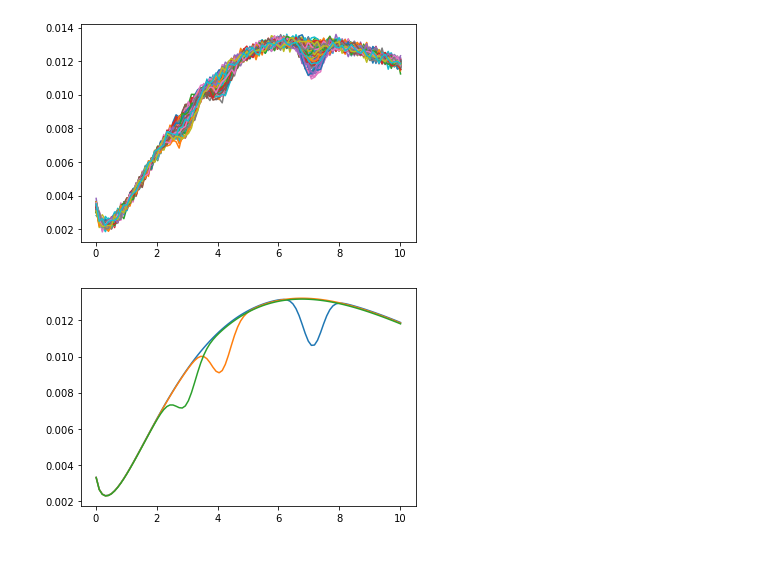
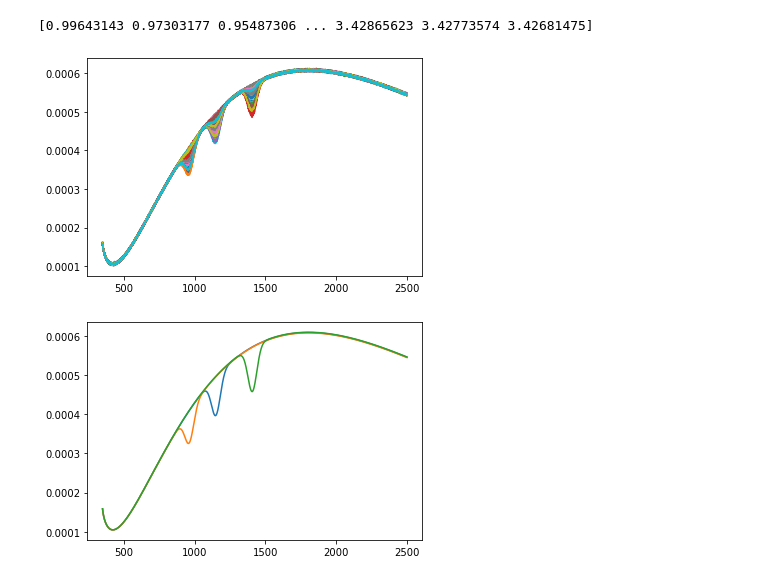
Before and after one commit to jmortan/RaCA-SOC-a-spectrum-analysis, a Jupyter notebook: tools/generate_false_SOC_VNIR_spectra.ipynb, the cells around one changed output. Saved outputs shown, nothing was run; the diff lists cells and outputs as text; code cells hidden in the pictures.

```diff
--- a/tools/generate_false_SOC_VNIR_spectra.ipynb
+++ b/tools/generate_false_SOC_VNIR_spectra.ipynb
@@ -2,7 +2,7 @@
 import numpy as np
 
 def fakeSpectrum(x) :
-    return x * np.exp(-0.225*x) * np.log(x) + 1.0
+    return (x-349.9)/215.0 * np.exp(-0.225*(x-349.9)/215.0) * np.log((x-349.9)/215.0) + 1.0
 
 def fakeTrough(x,mu,sigma) :
     return 0.2*fakeSpectrum(mu)*np.exp(-(x-mu)**2/2.0/sigma)
@@ -15,10 +15,11 @@ def generateFalseData(NPoints, MSpectra, KEndmembers, noiseV=0, noiseB=0) :
     A = A/sumA
 
     # create false pure spectra
-    XF = np.linspace(0.01,10.01,MSpectra)
+    XF = np.linspace(350.0,2500.0,num=MSpectra)
+    print(fakeSpectrum(XF))
     F = np.zeros([KEndmembers,MSpectra]) + fakeSpectrum(XF)
-    centers = np.random.random([KEndmembers])*8.5 + 1
-    F = F - fakeTrough((np.zeros([KEndmembers,MSpectra])+XF).T,centers,0.1).T
+    centers = (np.random.random([KEndmembers])*8.5 + 1.0)*215.0 + 349.9
+    F = F - fakeTrough((np.zeros([KEndmembers,MSpectra])+XF).T,centers,1000).T
 
     # add random noise to I
     noise = noiseV*np.random.randn(NPoints, MSpectra) + noiseB
@@ -35,7 +36,7 @@ def generateFalseData(NPoints, MSpectra, KEndmembers, noiseV=0, noiseB=0) :
 def generatePureFs(MSpectra, centers, noiseV=0, noiseB=0) :
 
     # create false pure spectra
-    XF = np.linspace(0.01,10.01,MSpectra)
+    XF = np.linspace(350.0,2500.0,MSpectra)
     F = np.zeros([len(centers),MSpectra]) + fakeSpectrum(XF)
     F = F - fakeTrough((np.zeros([len(centers),MSpectra])+XF).T,np.array(centers),0.1).T
 
@@ -51,14 +52,15 @@ def generatePureFs(MSpectra, centers, noiseV=0, noiseB=0) :
 # %%
 if __name__ == "__main__" :
     import matplotlib.pyplot as plt
 
-    XF, A, F, I, cents = generateFalseData(100,100,3,0.05,0)
+    XF, A, F, I, cents = generateFalseData(100,2150,3,0.008,0)
     plt.plot(XF, I.T)
     plt.show()
 
     plt.plot(XF, F.T)
     plt.show()
     np.savez('test.npz', As=A[0,:], allAs=A, Fs=F, Is=I, Xaxis=XF, centers=cents)
 # %% [output]
+[0.99643143 0.97303177 0.95487306 ... 3.42865623 3.42773574 3.42681475]
-[figure, old version]
+[figure, new version]
-[figure, old version]
+[figure, new version]
```
Also changed, not shown: 9 other files.
